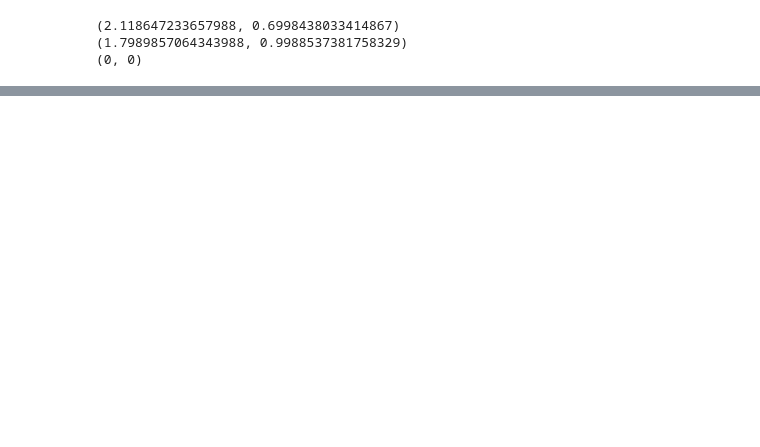
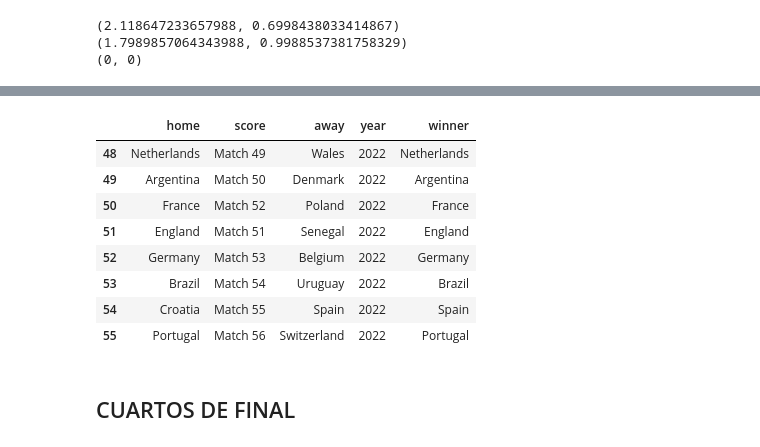
Before and after one commit to alberespi/FIFA22_WorldCup_Prediction, a Jupyter notebook: worldcup_prediction.ipynb, the cells around one changed output, grey strips where cells are left out. Saved outputs shown, nothing was run; the diff lists cells and outputs as text; code cells hidden in the pictures; blank space fills up the shorter version.

```diff
--- a/worldcup_prediction.ipynb
+++ b/worldcup_prediction.ipynb
@@ -82,0 +227,25 @@ print(predict_points('Qatar (H)', 'Ecuador')) # Qatar vs Team X -> 0 points to b
+# %%
+def get_winner(fixture_updated):
+    for index, row in fixture_updated.iterrows():
+        home, away = row['home'], row['away']
+        points_home, points_away = predict_points(home, away)
+        if points_home > points_away:
+            winner = home
+        else:
+            winner = away
+        fixture_updated.loc[index, 'winner'] = winner
+    return fixture_updated
+# %%
+get_winner(df_fixture_knockout)
+# %% [output]
+|  | home | score | away | year | winner |
+| 48 | Netherlands | Match 49 | Wales | 2022 | Netherlands |
+| 49 | Argentina | Match 50 | Denmark | 2022 | Argentina |
+| 50 | France | Match 52 | Poland | 2022 | France |
+| 51 | England | Match 51 | Senegal | 2022 | England |
+| 52 | Germany | Match 53 | Belgium | 2022 | Germany |
+| 53 | Brazil | Match 54 | Uruguay | 2022 | Brazil |
+| 54 | Croatia | Match 55 | Spain | 2022 | Spain |
+| 55 | Portugal | Match 56 | Switzerland | 2022 | Portugal |
+# %% [markdown]
+## CUARTOS DE FINAL
```
Also changed, not shown: parts of 29 cells of this notebook.
